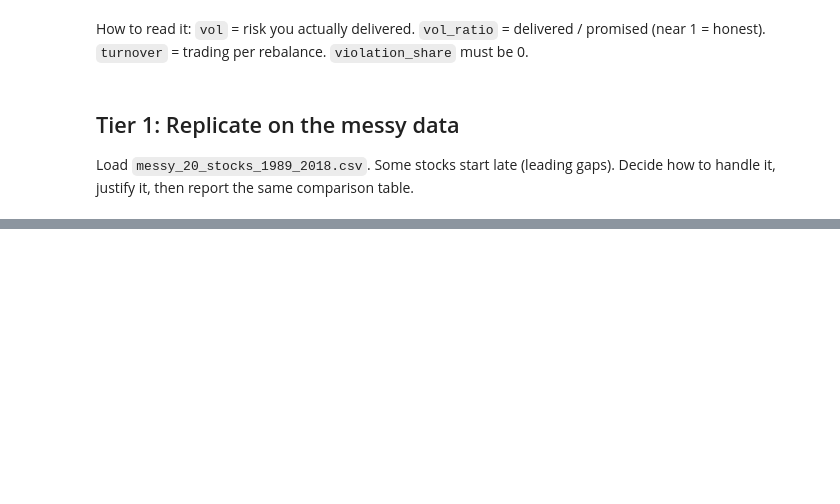
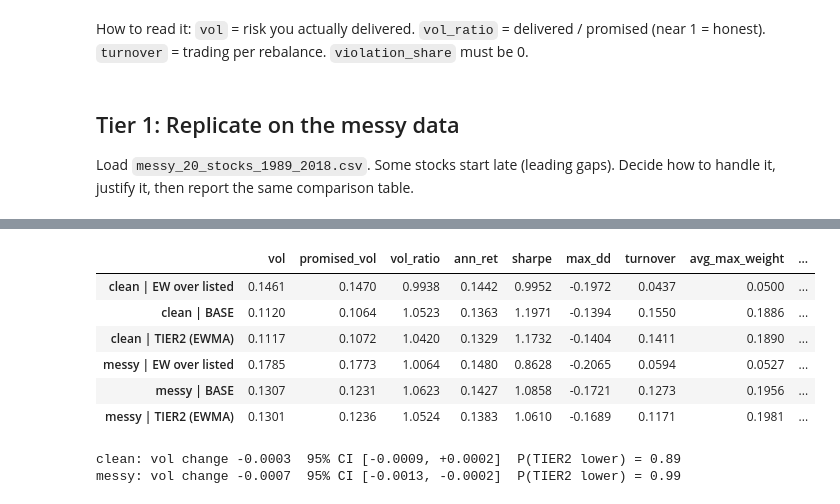
Before and after one commit to Vyom-M07/QMI_Portfolio_Project, a Jupyter notebook: QMI_Portfolio_Starter.ipynb, the cells around one changed output, grey strips where cells are left out. Cells and saved outputs as stored; diff of their text form; code cells hidden in the pictures; blank space fills up the shorter version.

```diff
--- a/QMI_Portfolio_Starter.ipynb
+++ b/QMI_Portfolio_Starter.ipynb
@@ -180,0 +168,10 @@ Finally, copy your `get_weights` into `my_strategy.py` (with its imports) and te
+# %%
+raw = pd.read_csv("messy_20_stocks_1989_2018.csv", index_col=0, parse_dates=True)
+assert raw.index.is_monotonic_increasing and raw.index.is_unique
+assert (raw.stack() > 0).all()                                                   # every price we have is positive
+first = raw.apply(lambda s: s.first_valid_index().date())
+interior_gaps = {c: int(raw[c].loc[raw[c].first_valid_index():].isna().sum()) for c in raw}
+r_raw = raw.pct_change(fill_method=None)                                          # NO forward-fill: a gap stays a gap
+print("first listed:\n", first.sort_values().to_string())
+print("NaNs after listing:", sum(interior_gaps.values()))
+print("moves > 40%:\n", r_raw.stack()[lambda s: s.abs() > 0.4].round(3))
@@ -180,0 +320,31 @@ Finally, copy your `get_weights` into `my_strategy.py` (with its imports) and te
+# %%
+TIER2 = make_get_weights(window=504, halflife=126, cap=0.20, stale=0)
+hold = {}
+for d, r, s, e in [("clean", crets, "2010-01-01", "2019-12-31"), ("messy", mrets, "2010-01-01", "2018-04-11")]:
+    for name, f in [("EW over listed", ew_listed), ("BASE", BASE), ("TIER2 (EWMA)", TIER2)]:
+        hold[f"{d} | {name}"] = evaluate(f, r, s, e)
+summarize(hold)[COLS]
+# %% [output]
+|  | vol | promised_vol | vol_ratio | ann_ret | sharpe | max_dd | turnover | avg_max_weight | ... |
+| clean | EW over listed | 0.1461 | 0.1470 | 0.9938 | 0.1442 | 0.9952 | -0.1972 | 0.0437 | 0.0500 | ... |
+| clean | BASE | 0.1120 | 0.1064 | 1.0523 | 0.1363 | 1.1971 | -0.1394 | 0.1550 | 0.1886 | ... |
+| clean | TIER2 (EWMA) | 0.1117 | 0.1072 | 1.0420 | 0.1329 | 1.1732 | -0.1404 | 0.1411 | 0.1890 | ... |
+| messy | EW over listed | 0.1785 | 0.1773 | 1.0064 | 0.1480 | 0.8628 | -0.2065 | 0.0594 | 0.0527 | ... |
+| messy | BASE | 0.1307 | 0.1231 | 1.0623 | 0.1427 | 1.0858 | -0.1721 | 0.1273 | 0.1956 | ... |
+| messy | TIER2 (EWMA) | 0.1301 | 0.1236 | 1.0524 | 0.1383 | 1.0610 | -0.1689 | 0.1171 | 0.1981 | ... |
+# %%
+def block_bootstrap(r_old, r_new, B=5000, L=21, seed=0):
+    # Paired moving-block bootstrap of (vol_new - vol_old). Blocks of 21 days keep volatility clustering intact.
+    rng = np.random.default_rng(seed)
+    d = pd.concat([r_old, r_new], axis=1).dropna().values; T = len(d)
+    starts = rng.integers(0, T - L, size=(B, T // L))
+    idx = (starts[..., None] + np.arange(L)).reshape(B, -1)
+    x = d[idx]; diff = (x[..., 1].std(axis=1) - x[..., 0].std(axis=1)) * np.sqrt(252)
+    return diff.mean(), np.percentile(diff, [2.5, 97.5]), (diff < 0).mean()
+
+for d in ["clean", "messy"]:
+    m, ci, p = block_bootstrap(hold[f"{d} | BASE"]["returns"], hold[f"{d} | TIER2 (EWMA)"]["returns"])
+    print(f"{d}: vol change {m:+.4f}  95% CI [{ci[0]:+.4f}, {ci[1]:+.4f}]  P(TIER2 lower) = {p:.2f}")
+# %% [output]
+clean: vol change -0.0003  95% CI [-0.0009, +0.0002]  P(TIER2 lower) = 0.89
+messy: vol change -0.0007  95% CI [-0.0013, -0.0002]  P(TIER2 lower) = 0.99
```
Also changed, not shown: parts of 31 cells of this notebook, 1 other file.
